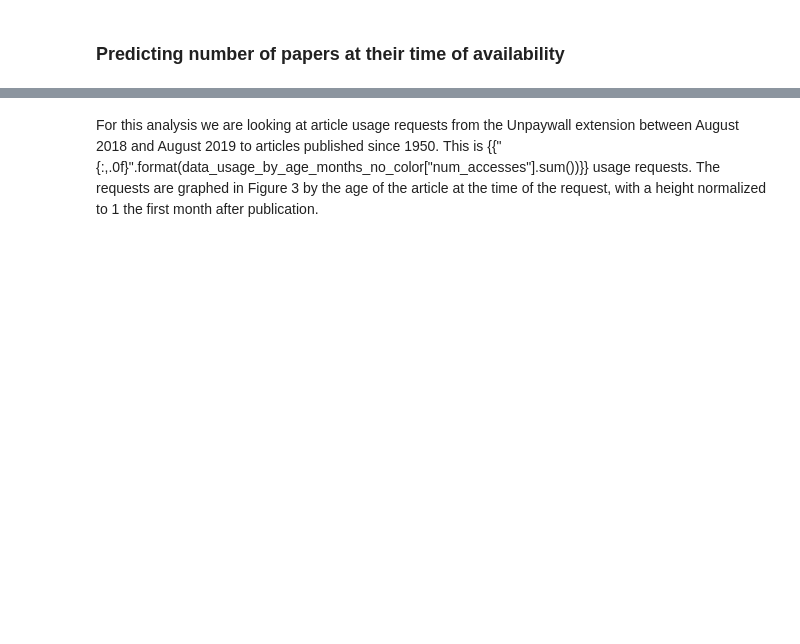
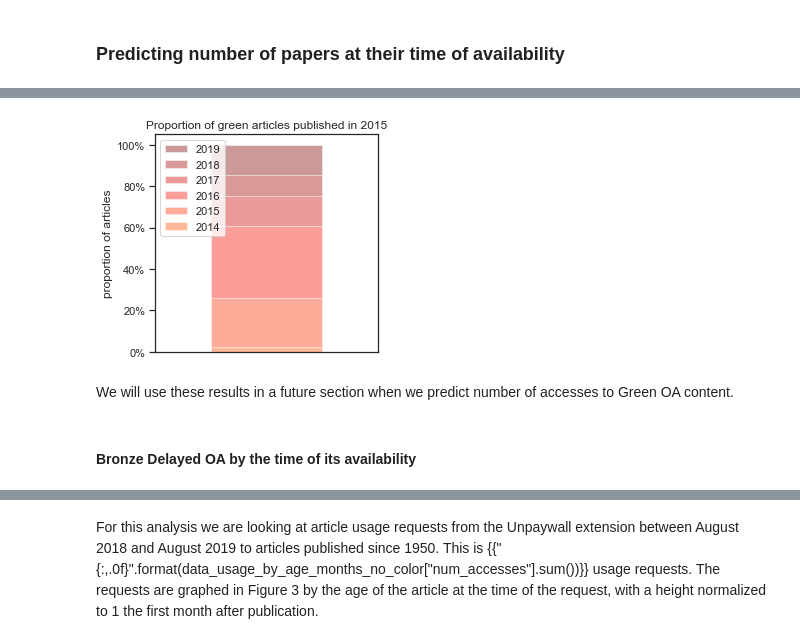
Before and after one commit to ourresearch/openalex-api, a Jupyter notebook: downloads.ipynb, the cells around one changed output, grey strips where cells are left out. Drawn from its saved outputs; the diff is of its cells as text; code cells hidden in the pictures; blank space fills up the shorter version.

```diff
--- a/downloads.ipynb
+++ b/downloads.ipynb
@@ -1087,0 +1130,8 @@ make_detailed_plots("green")
+# %%
+make_zoom_in_plot("green")
+# %% [output]
+[figure, added]
+# %% [markdown]
+We will use these results in a future section when we predict number of accesses to Green OA content.
+# %% [markdown]
+#### Bronze Delayed OA by the time of its availability
```
Also changed, not shown: parts of 69 cells of this notebook, 1 other file.
